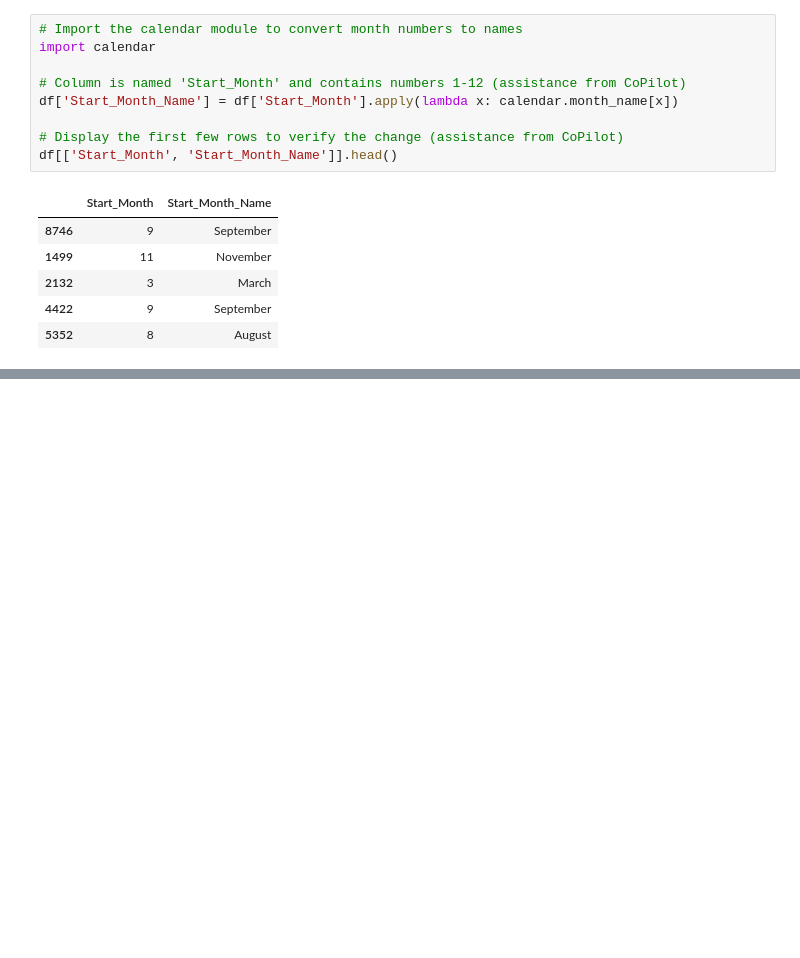
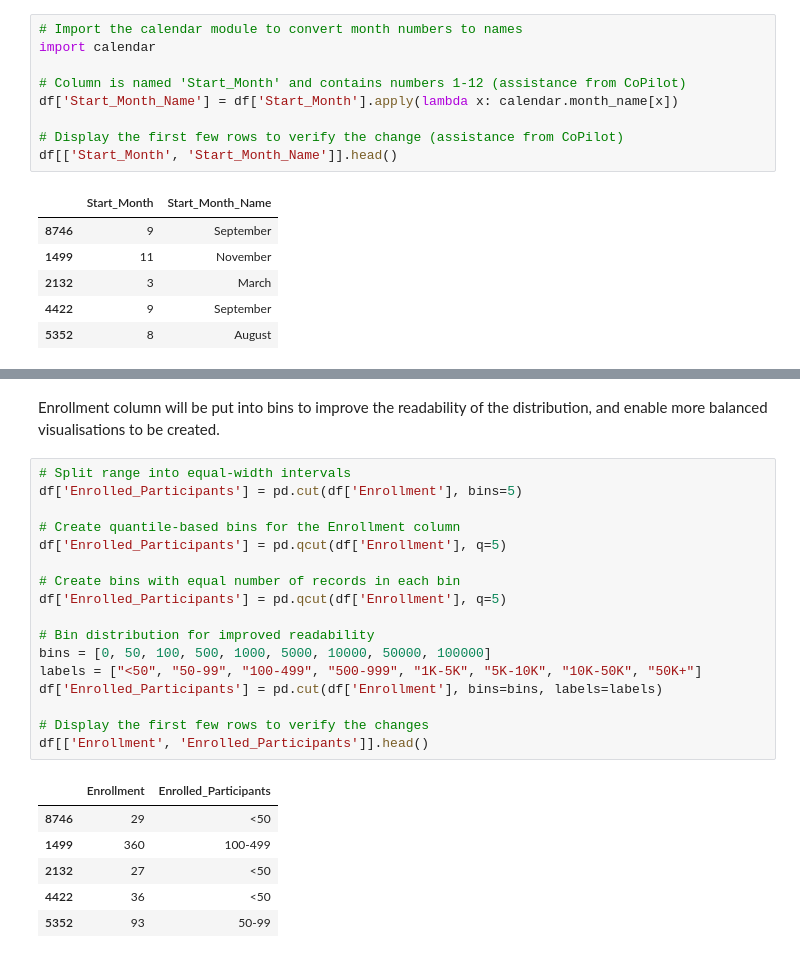
Before and after one commit to ksharpe-byte/clinical-trial-trends, a Jupyter notebook: jupyter_notebooks/etl_and_feature_engineering.ipynb, the cells around one changed output, grey strips where cells are left out. Drawn from its saved outputs; the diff is of its cells as text; blank space fills up the shorter version.

```diff
--- a/jupyter_notebooks/etl_and_feature_engineering.ipynb
+++ b/jupyter_notebooks/etl_and_feature_engineering.ipynb
@@ -191,0 +208,26 @@ df[['Start_Month', 'Start_Month_Name']].head()
+# %% [markdown]
+Enrollment column will be put into bins to improve the readability of the distribution, and enable more balanced visualisations to be created.
+# %%
+# Split range into equal-width intervals
+df['Enrolled_Participants'] = pd.cut(df['Enrollment'], bins=5)
+
+# Create quantile-based bins for the Enrollment column
+df['Enrolled_Participants'] = pd.qcut(df['Enrollment'], q=5)
+
+# Create bins with equal number of records in each bin
+df['Enrolled_Participants'] = pd.qcut(df['Enrollment'], q=5)
+
+# Bin distribution for improved readability
+bins = [0, 50, 100, 500, 1000, 5000, 10000, 50000, 100000]
+labels = ["<50", "50-99", "100-499", "500-999", "1K-5K", "5K-10K", "10K-50K", "50K+"]
+df['Enrolled_Participants'] = pd.cut(df['Enrollment'], bins=bins, labels=labels)
+
+# Display the first few rows to verify the changes
+df[['Enrollment', 'Enrolled_Participants']].head()
+# %% [output]
+|  | Enrollment | Enrolled_Participants |
+| 8746 | 29 | <50 |
+| 1499 | 360 | 100-499 |
+| 2132 | 27 | <50 |
+| 4422 | 36 | <50 |
+| 5352 | 93 | 50-99 |
```
Also changed, not shown: parts of 8 cells of this notebook.
